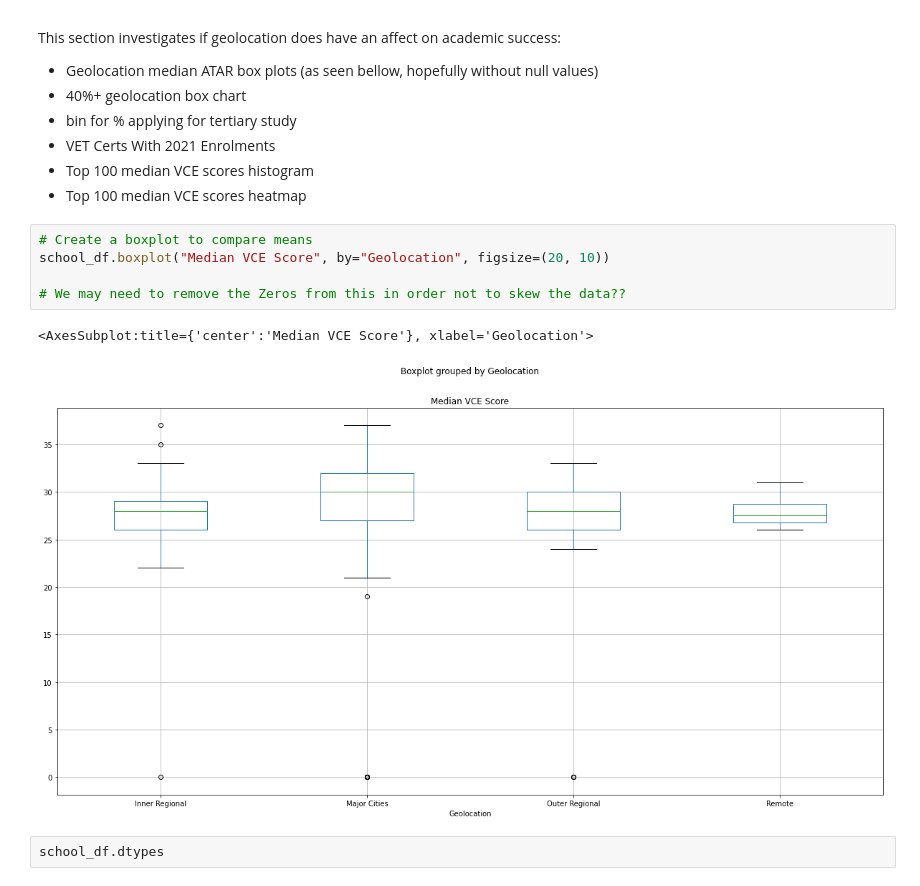
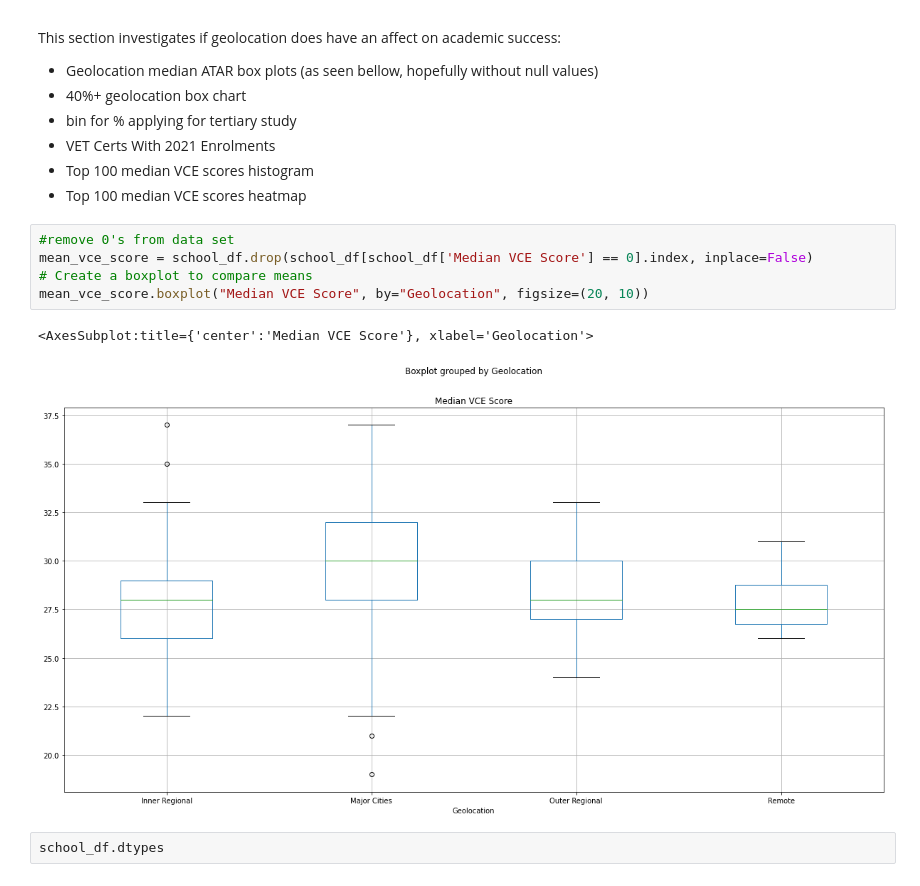
Before and after one commit to joshmartin33/project-one, a Jupyter notebook: analysis.ipynb, the cells around one changed output. Cells and saved outputs as stored; diff of their text form.

Commit message:
started geolocaion school diversity analysis

```diff
--- a/analysis.ipynb
+++ b/analysis.ipynb
@@ -138,13 +206,13 @@ This section investigates if geolocation does have an affect on academic success
 * Top 100 median VCE scores histogram
 * Top 100 median VCE scores heatmap
 # %%
+#remove 0's from data set
+mean_vce_score = school_df.drop(school_df[school_df['Median VCE Score'] == 0].index, inplace=False)
 # Create a boxplot to compare means
-school_df.boxplot("Median VCE Score", by="Geolocation", figsize=(20, 10))
-
-# We may need to remove the Zeros from this in order not to skew the data??
+mean_vce_score.boxplot("Median VCE Score", by="Geolocation", figsize=(20, 10))
 # %% [output]
 <AxesSubplot:title={'center':'Median VCE Score'}, xlabel='Geolocation'>
-[figure, old version]
+[figure, new version]
 # %%
 school_df.dtypes
 # %% [output]
```
Also changed, not shown: parts of 9 cells of this notebook, 6 other files.
